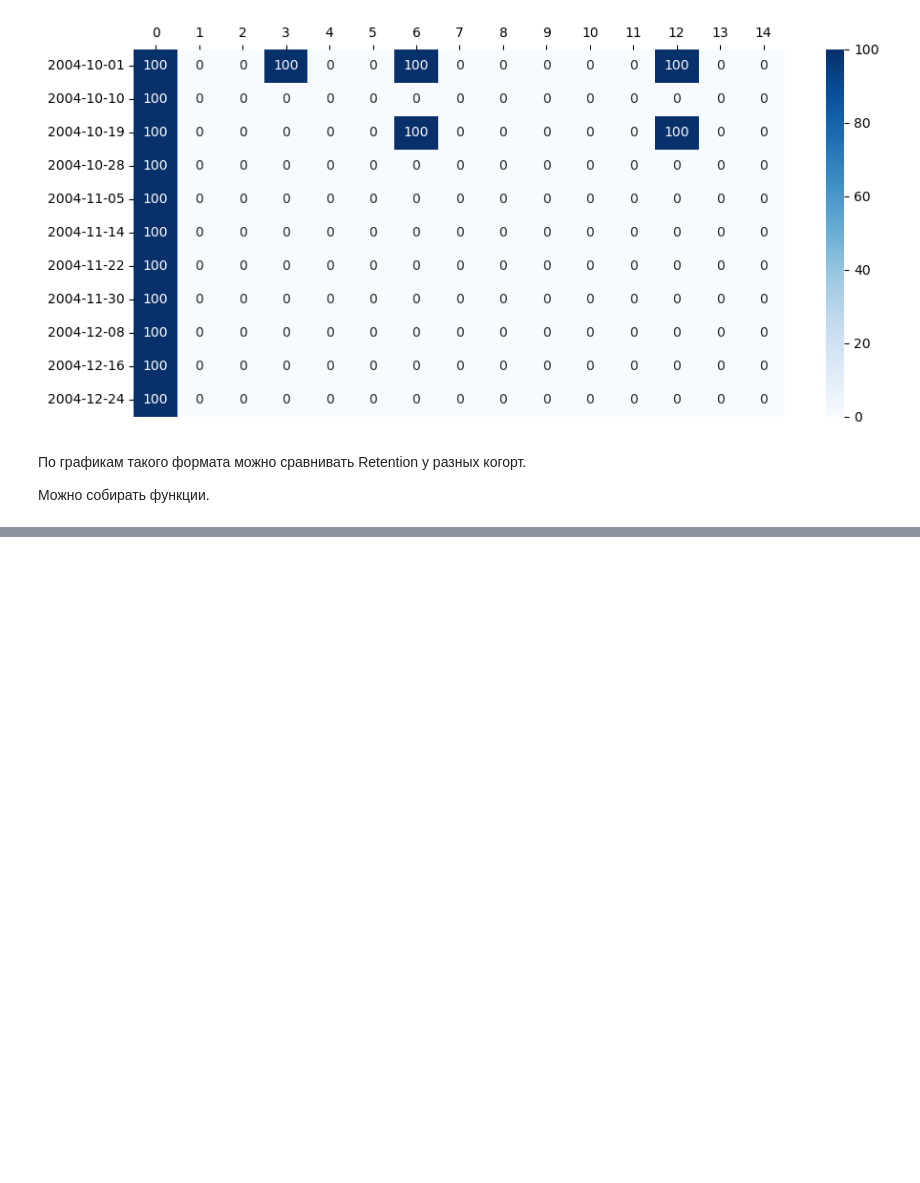
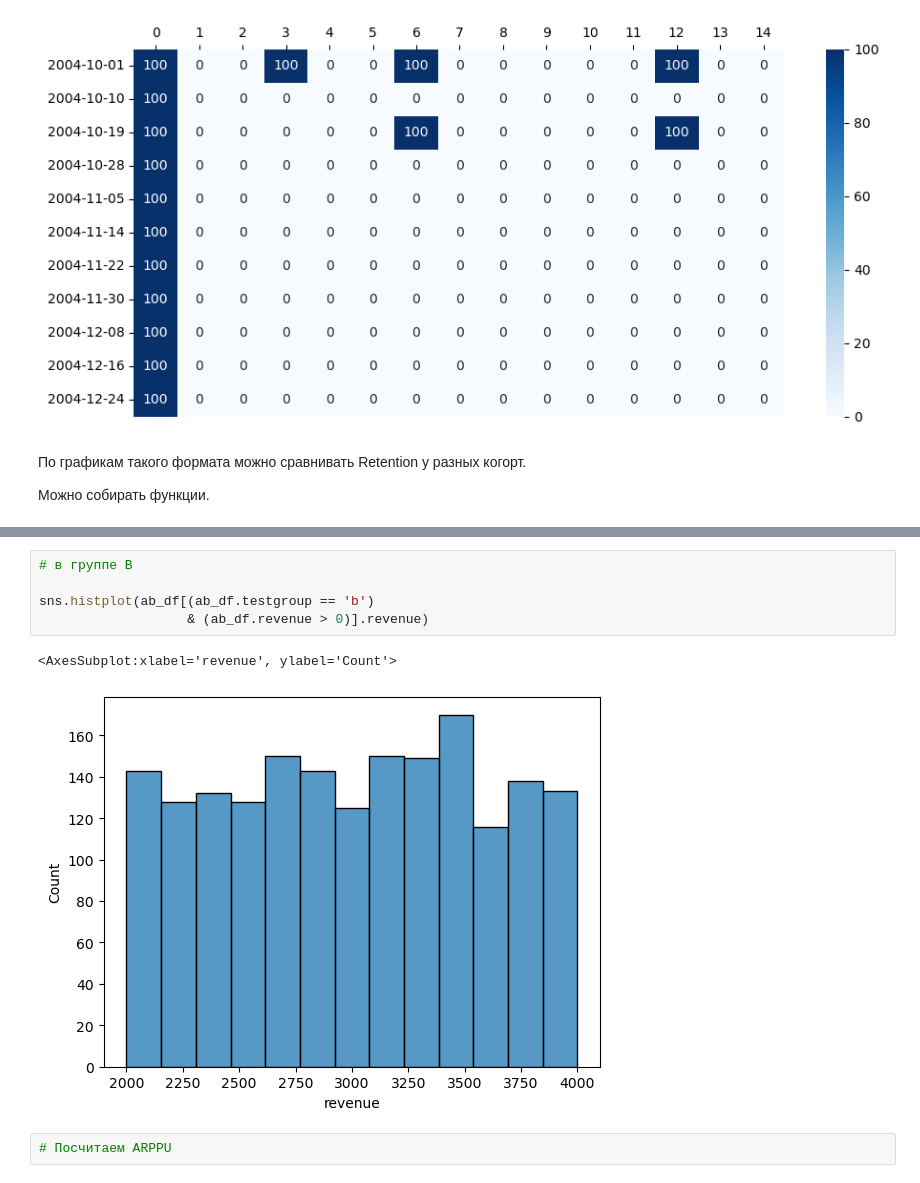
Before and after one commit to DmitriyRys/mobile_gaming, a Jupyter notebook: mobile_gaming_developer.ipynb, the cells around one changed output, grey strips where cells are left out. Saved outputs shown, nothing was run; the diff lists cells and outputs as text; blank space fills up the shorter version.

```diff
--- a/mobile_gaming_developer.ipynb
+++ b/mobile_gaming_developer.ipynb
@@ -558,0 +1079,10 @@ print(retention_nday.__doc__).
+# %%
+# в группе B
+
+sns.histplot(ab_df[(ab_df.testgroup == 'b')
+                   & (ab_df.revenue > 0)].revenue)
+# %% [output]
+<AxesSubplot:xlabel='revenue', ylabel='Count'>
+[figure, added]
+# %%
+# Посчитаем ARPPU
```
Also changed, not shown: parts of 31 cells of this notebook, 1 other file.
